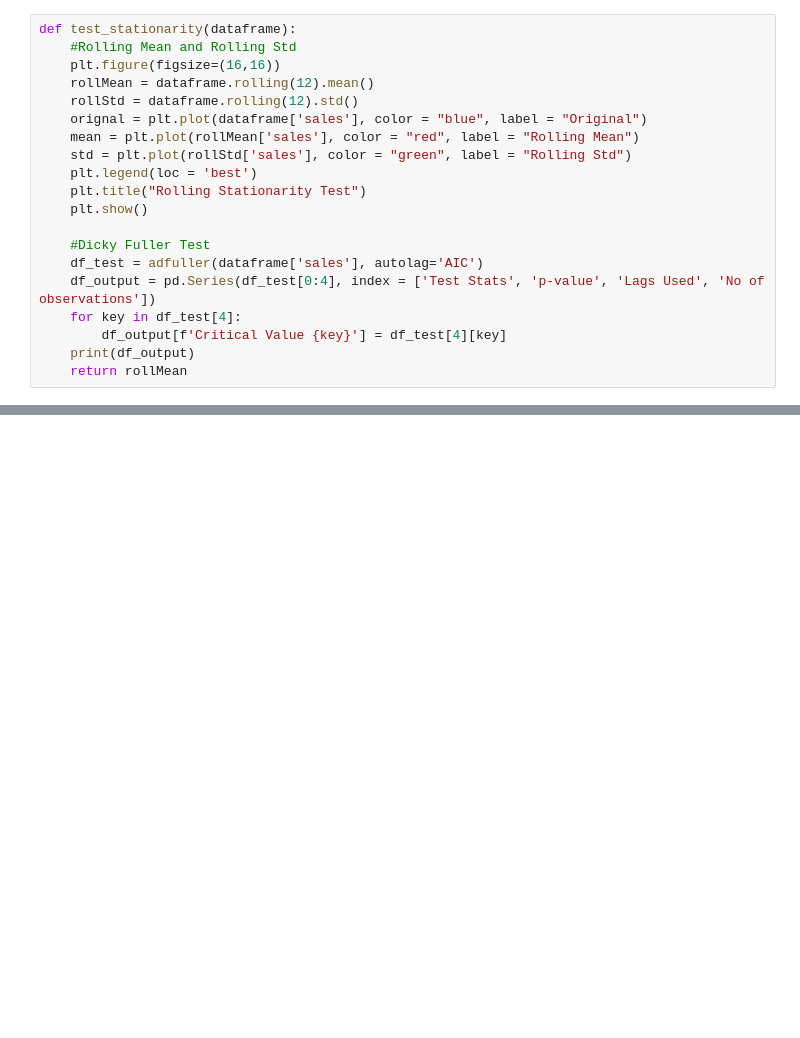
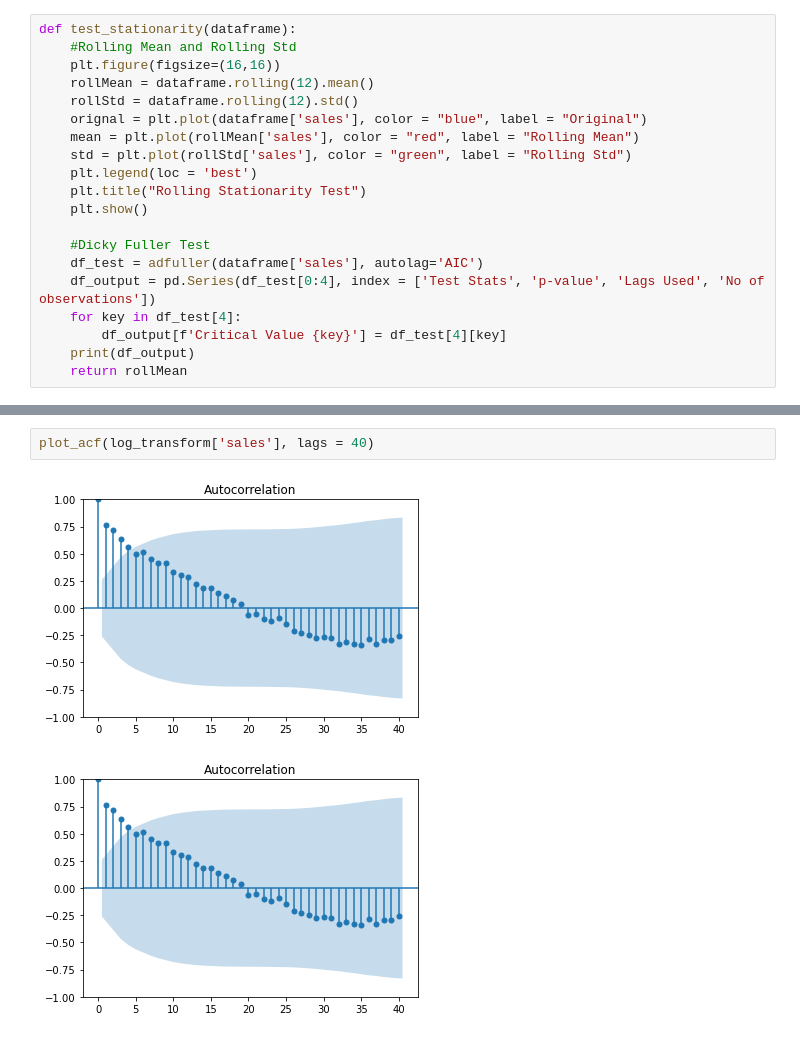
Before and after one commit to jag-shrestha/Sales-Forecast, a Jupyter notebook: Sales_Prediction_TSF.ipynb, the cells around one changed output, grey strips where cells are left out. Drawn from its saved outputs; the diff is of its cells as text; blank space fills up the shorter version.

```diff
--- a/Sales_Prediction_TSF.ipynb
+++ b/Sales_Prediction_TSF.ipynb
@@ -404,0 +374,5 @@ plot_pacf(log_rolling_mean_diff['sales'], lags = 20)
+# %%
+plot_acf(log_transform['sales'], lags = 40)
+# %% [output]
+[figure, added]
+[figure, added]
```
Also changed, not shown: parts of 26 cells of this notebook.
